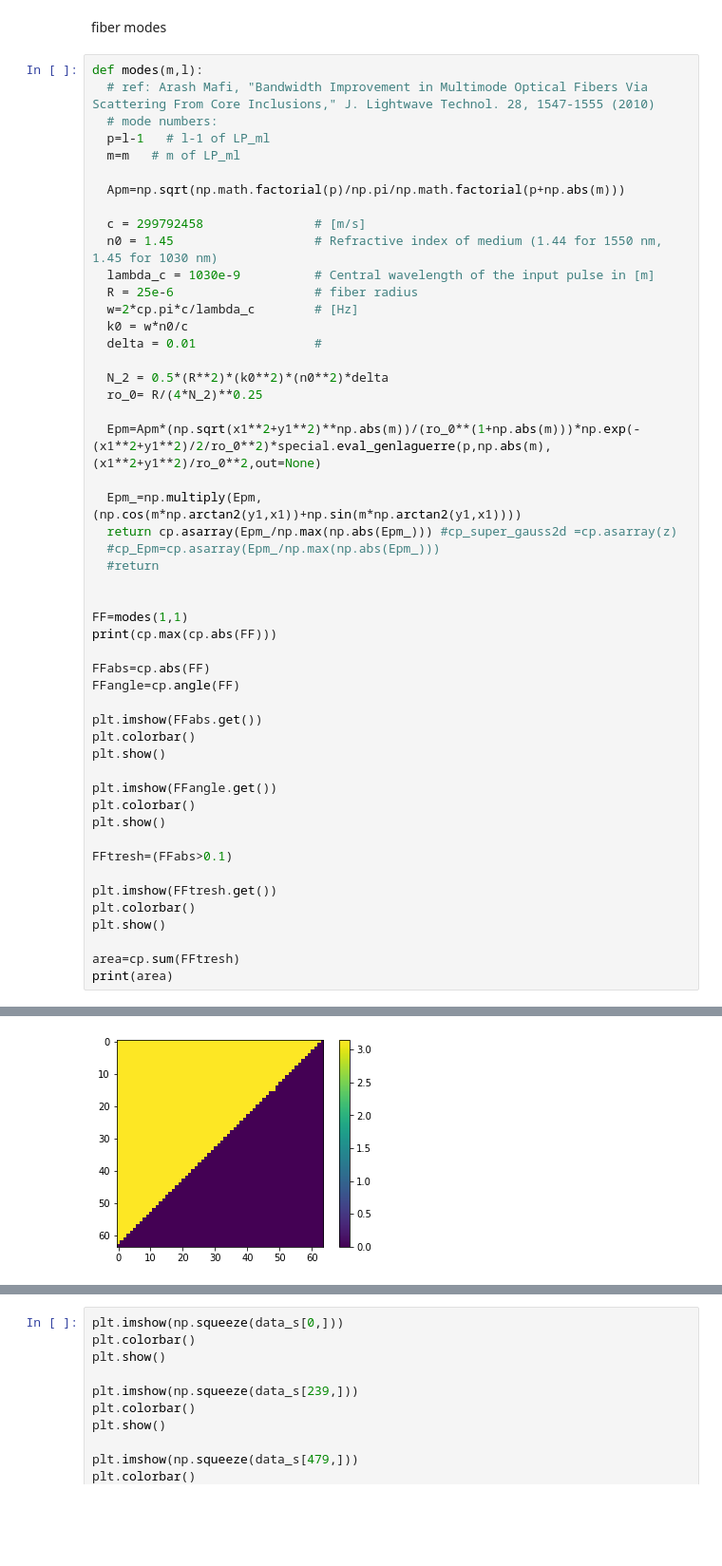
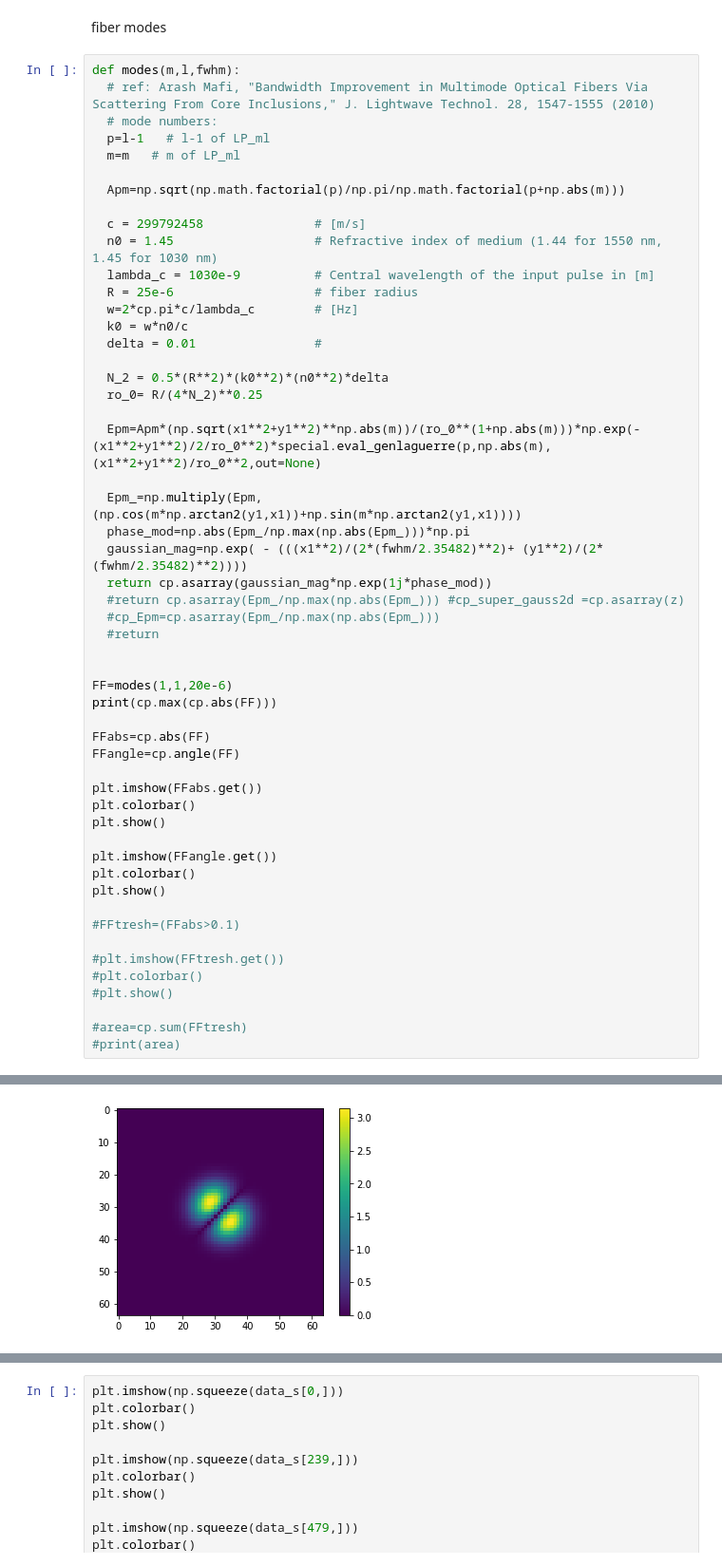
Before and after one commit to ugurtegin/MMF_RNN_Reuse, a Jupyter notebook: BPM Notebooks/GRIN_BPM_Modes_phase.ipynb, the cells around one changed output, grey strips where cells are left out. Shown at 95% size. Drawn from its saved outputs; the diff is of its cells as text; blank space fills up the shorter version.

```diff
--- a/BPM Notebooks/GRIN_BPM_Modes_phase.ipynb
+++ b/BPM Notebooks/GRIN_BPM_Modes_phase.ipynb
@@ -50,7 +50,7 @@ plt.show()
 # %% [markdown]
 fiber modes
 # %%
-def modes(m,l):
+def modes(m,l,fwhm):
   # ref: Arash Mafi, "Bandwidth Improvement in Multimode Optical Fibers Via Scattering From Core Inclusions," J. Lightwave Technol. 28, 1547-1555 (2010)
   # mode numbers:
   p=l-1   # l-1 of LP_ml
@@ -72,12 +72,15 @@ def modes(m,l):
   Epm=Apm*(np.sqrt(x1**2+y1**2)**np.abs(m))/(ro_0**(1+np.abs(m)))*np.exp(-(x1**2+y1**2)/2/ro_0**2)*special.eval_genlaguerre(p,np.abs(m),(x1**2+y1**2)/ro_0**2,out=None)
 
   Epm_=np.multiply(Epm,(np.cos(m*np.arctan2(y1,x1))+np.sin(m*np.arctan2(y1,x1))))
-  return cp.asarray(Epm_/np.max(np.abs(Epm_))) #cp_super_gauss2d =cp.asarray(z)
+  phase_mod=np.abs(Epm_/np.max(np.abs(Epm_)))*np.pi
+  gaussian_mag=np.exp( - (((x1**2)/(2*(fwhm/2.35482)**2)+ (y1**2)/(2*(fwhm/2.35482)**2))))
+  return cp.asarray(gaussian_mag*np.exp(1j*phase_mod))
+  #return cp.asarray(Epm_/np.max(np.abs(Epm_))) #cp_super_gauss2d =cp.asarray(z)
   #cp_Epm=cp.asarray(Epm_/np.max(np.abs(Epm_)))
   #return
 
 
-FF=modes(1,1)
+FF=modes(1,1,20e-6)
 print(cp.max(cp.abs(FF)))
 
 FFabs=cp.abs(FF)
@@ -91,12 +94,12 @@ plt.imshow(FFangle.get())
 plt.colorbar()
 plt.show()
 
-FFtresh=(FFabs>0.1)
+#FFtresh=(FFabs>0.1)
 
-plt.imshow(FFtresh.get())
-plt.colorbar()
-plt.show()
+#plt.imshow(FFtresh.get())
+#plt.colorbar()
+#plt.show()
 
-area=cp.sum(FFtresh)
-print(area)
+#area=cp.sum(FFtresh)
+#print(area)
 # %% [output]
@@ -105 +108 @@ print(area)
-[figure, old version]
+[figure, new version]
```
Also changed, not shown: parts of 5 cells of this notebook.
